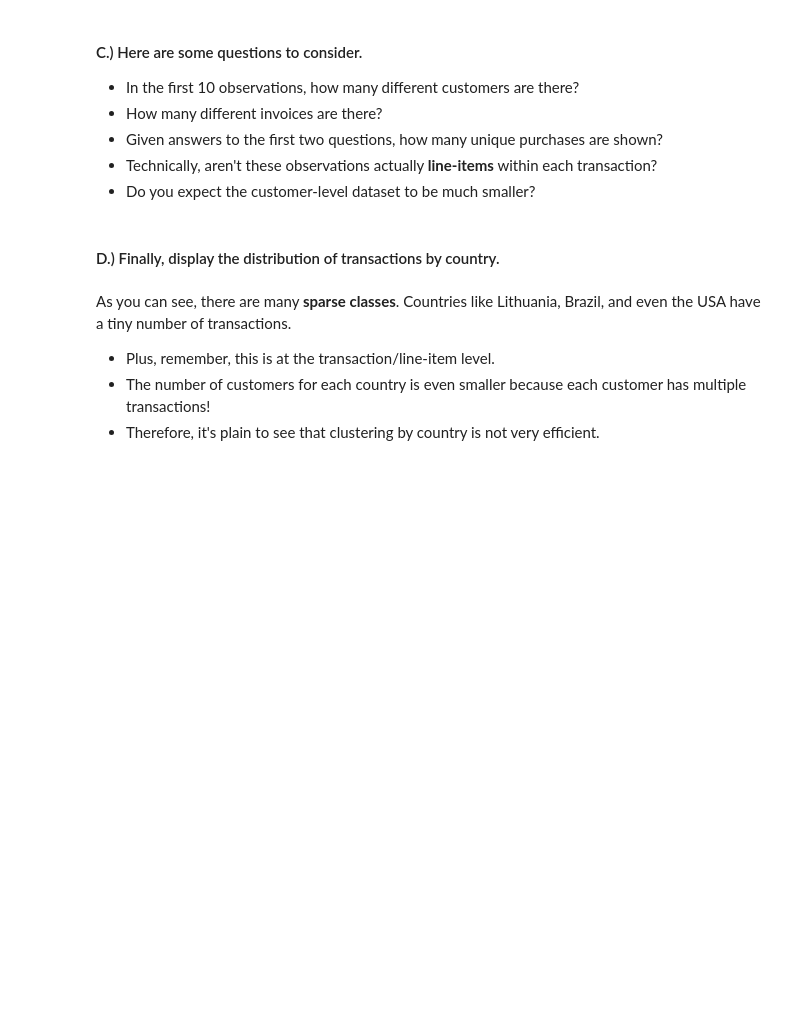
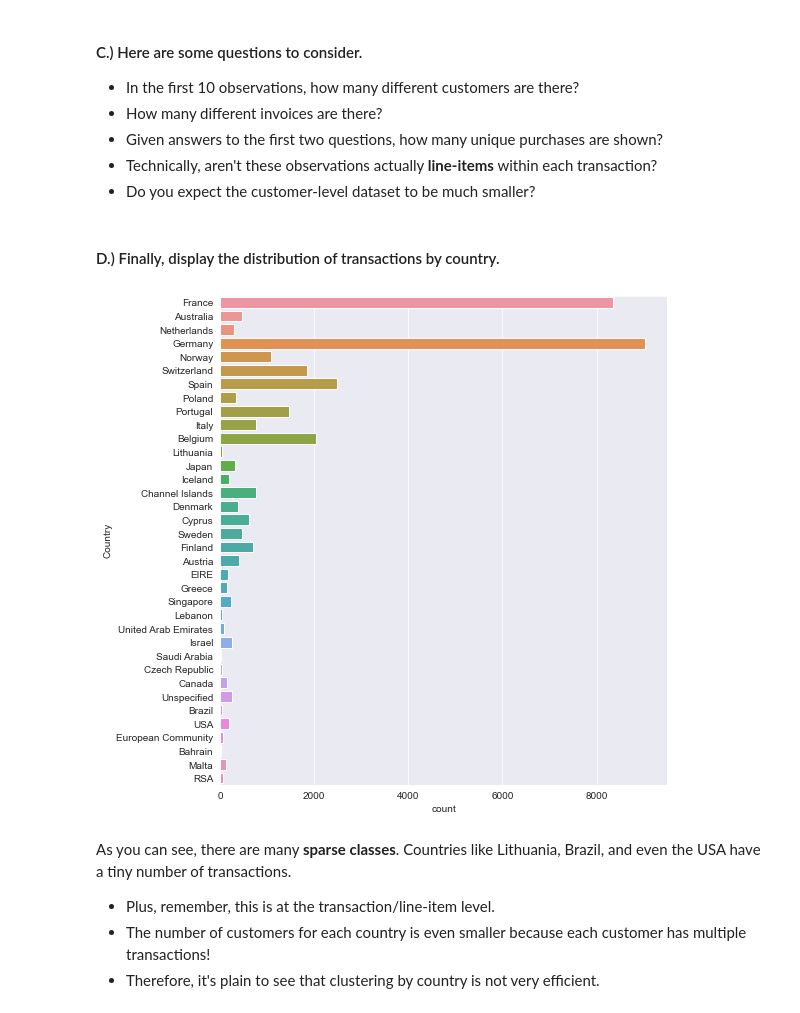
Before and after one commit to tundeiness/Unsupervised_Customer, a Jupyter notebook: 1 - Workbook - Data Wrangling.ipynb, the cells around one changed output. Drawn from its saved outputs; the diff is of its cells as text; code cells hidden in the pictures; blank space fills up the shorter version.

Commit message:
display the distribution of transactions by country

```diff
--- a/1 - Workbook - Data Wrangling.ipynb
+++ b/1 - Workbook - Data Wrangling.ipynb
@@ -333,6 +333,14 @@ tx_df.head(10)
 * Do you expect the customer-level dataset to be much smaller?
 # %% [markdown]
 #### D.) Finally, display the distribution of transactions by country.
+# %%
+plt.figure(figsize=(8,9))
+
+sns.countplot(y='Country', data=clean_tx_df)
+
+plt.show()
+# %% [output]
+[figure, added]
 # %% [markdown]
 As you can see, there are many **sparse classes**. Countries like Lithuania, Brazil, and even the USA have a tiny number of transactions.
 * Plus, remember, this is at the transaction/line-item level.
```
